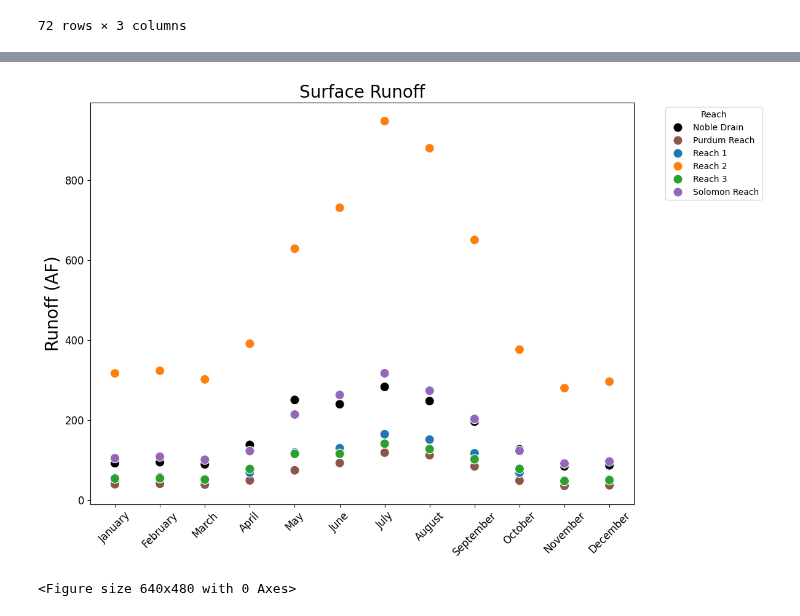
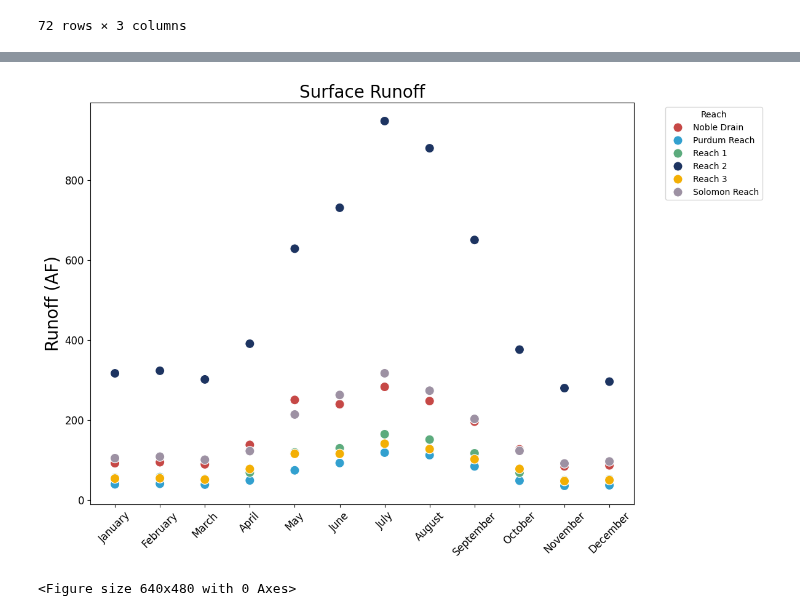
Before and after one commit to carlibeisel/mason_water_budget, a Jupyter notebook: reach_irrigation_runoff.ipynb, the cells around one changed output, grey strips where cells are left out. Saved outputs shown, nothing was run; the diff lists cells and outputs as text; code cells hidden in the pictures.

```diff
--- a/reach_irrigation_runoff.ipynb
+++ b/reach_irrigation_runoff.ipynb
@@ -191,16 +207,15 @@ if data['month'].str.len().max() == 3:  # Likely abbreviated month names
 # Set the 'month' column as a categorical type with the specified order
 data['month'] = pd.Categorical(data['month'], categories=month_order, ordered=True)
 
-# Define colors and markers
 reach_colors = {
-    'Reach 1': '#1f77b4',  # Blue
-    'Reach 2': '#ff7f0e',  # Orange
-    'Reach 3': '#2ca02c',  # Green
-    'Reach 4': '#d62728',  # Red
-    'Solomon Reach': '#9467bd',  # Purple
-    'Purdum Reach': '#8c564b',  # Brown
-    'Noble Drain': 'black'
+    "Reach 1": "#5CAB7D",
+    "Reach 2": "#1D3461",
+    "Reach 3": "#F3AF04",
+    "Purdum Reach": "#32A0CF",
+    "Solomon Reach": "#9D91A3",
+    "Noble Drain": "#C64846"
 }
+
 
 reach_markers = {
     'Reach 1': 'o',
@@ -217,32 +232,32 @@ plt.figure(figsize=(12, 8))
 sns.scatterplot(
     data=data,
     x='month',
     y='runoff(af)',
     hue='Reach',
     style='Reach',
     palette=reach_colors,
     markers=reach_markers,
     s=120
 )
 
 # Customize the plot
 plt.title('Surface Runoff', fontsize=20)
 plt.xlabel('', fontsize=14)
 plt.ylabel('Runoff (AF)', fontsize=20)
 plt.xticks(fontsize=12, rotation=45)
 plt.yticks(fontsize=12)
 
 # Move the legend outside of the plot
 plt.legend(title='Reach', bbox_to_anchor=(1.05, 1), loc='upper left')
 
 # Adjust layout and show the plot
 plt.tight_layout()
 plt.show()
 
 # Show the plot
 plt.tight_layout()
 plt.savefig('/content/drive/MyDrive/Data/Mason Water Budget/data_output/irrigation_runoff_out/reach_runoff_scatter.png', dpi=300, bbox_inches='tight')
 plt.show()
 # %% [output]
-[figure, old version]
+[figure, new version]
 <Figure size 640x480 with 0 Axes>
```
Also changed, not shown: parts of 1 cell of this notebook.
